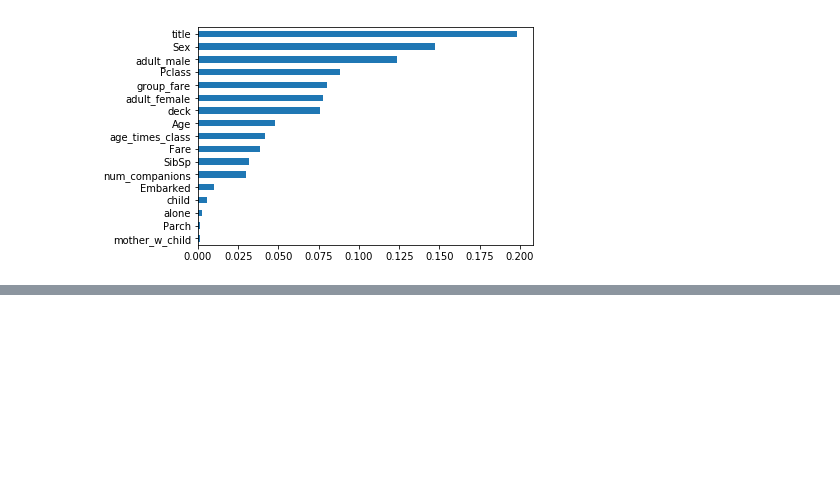
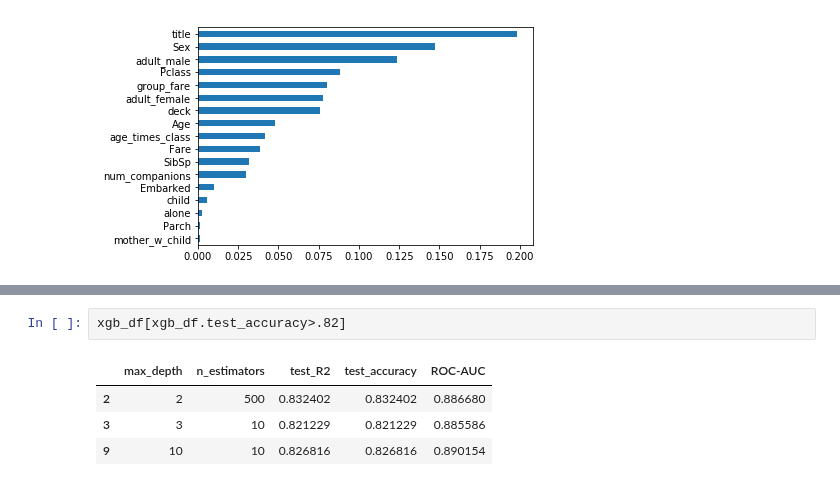
Before and after one commit to LambdaSchool/DS-Unit-2-Sprint-3-Classification-Validation, a Jupyter notebook: Josh_Mancuso_Thursday_Assignment.ipynb, the cells around one changed output, grey strips where cells are left out. Cells and saved outputs as stored; diff of their text form; blank space fills up the shorter version.

```diff
--- a/Josh_Mancuso_Thursday_Assignment.ipynb
+++ b/Josh_Mancuso_Thursday_Assignment.ipynb
@@ -260,0 +317,7 @@ df[df.test_accuracy > .84]
+# %%
+xgb_df[xgb_df.test_accuracy>.82]
+# %% [output]
+|  | max_depth | n_estimators | test_R2 | test_accuracy | ROC-AUC |
+| 2 | 2 | 500 | 0.832402 | 0.832402 | 0.886680 |
+| 3 | 3 | 10 | 0.821229 | 0.821229 | 0.885586 |
+| 9 | 10 | 10 | 0.826816 | 0.826816 | 0.890154 |
```
Also changed, not shown: parts of 12 cells of this notebook.
